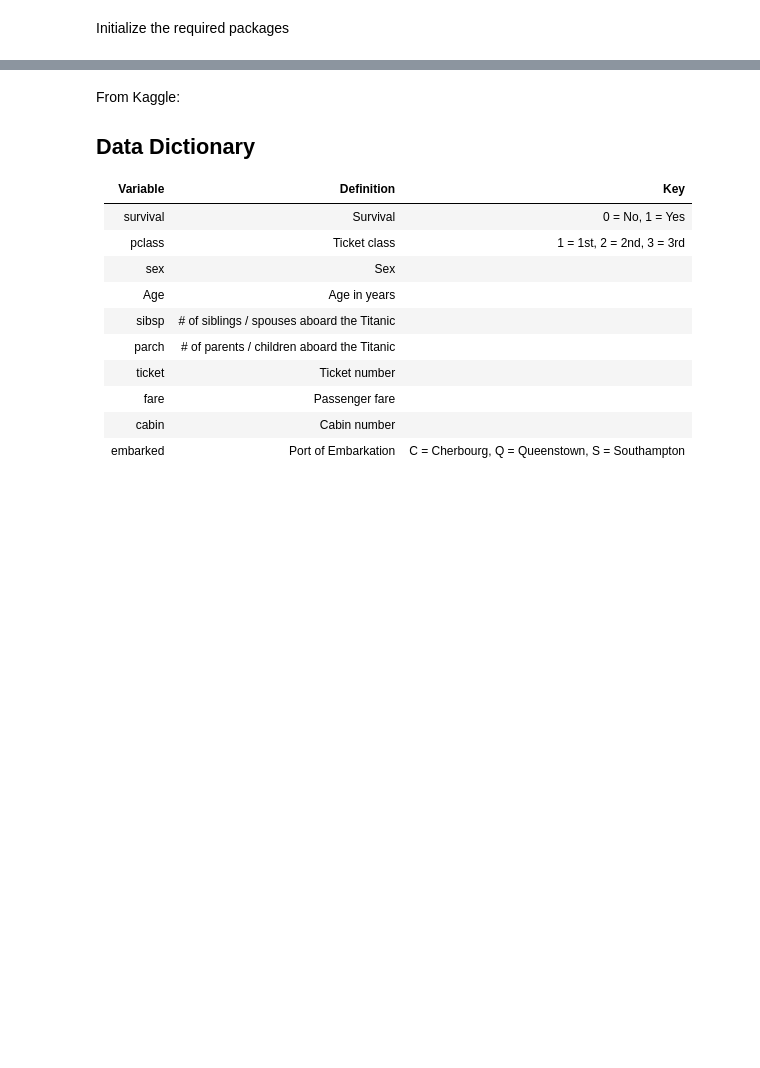
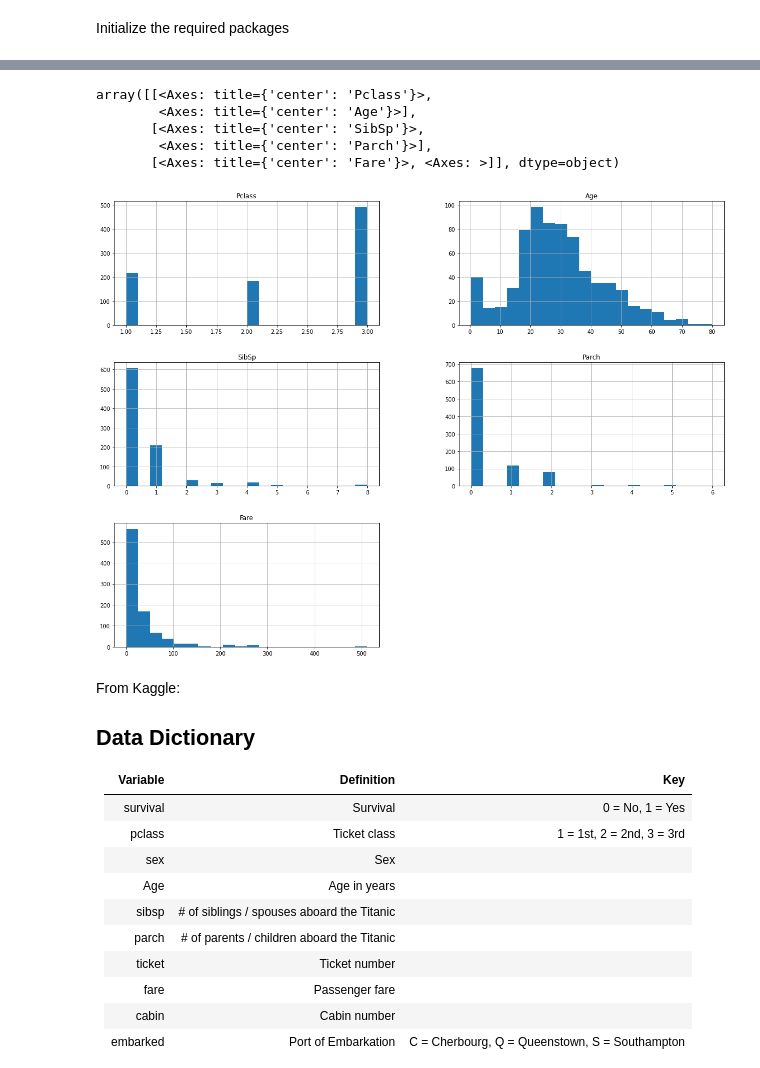
Before and after one commit to xxtofff/App_Physics_157, a Jupyter notebook: Lab Assignments/AP157_lab_assignment_A2 - Titanic Dataset (Deconstructed Ticket).ipynb, the cells around one changed output, grey strips where cells are left out. Cells and saved outputs as stored; diff of their text form; code cells hidden in the pictures; blank space fills up the shorter version.

```diff
--- a/Lab Assignments/AP157_lab_assignment_A2 - Titanic Dataset (Deconstructed Ticket).ipynb
+++ b/Lab Assignments/AP157_lab_assignment_A2 - Titanic Dataset (Deconstructed Ticket).ipynb
@@ -25,6 +25,15 @@ titanic.head()
 | 3 | 1 | 3 | Heikkinen, Miss. Laina | female | 26.0 | 0 | 0 | STON/O2. 3101282 | 7.9250 | NaN | ... |
 | 4 | 1 | 1 | Futrelle, Mrs. Jacques Heath (Lil... | female | 35.0 | 1 | 0 | 113803 | 53.1000 | C123 | ... |
 | 5 | 0 | 3 | Allen, Mr. William Henry | male | 35.0 | 0 | 0 | 373450 | 8.0500 | NaN | ... |
+# %%
+titanic.drop('Survived', axis = 1).hist(bins=20,figsize=(20,15))
+# %% [output]
+array([[<Axes: title={'center': 'Pclass'}>,
+        <Axes: title={'center': 'Age'}>],
+       [<Axes: title={'center': 'SibSp'}>,
+        <Axes: title={'center': 'Parch'}>],
+       [<Axes: title={'center': 'Fare'}>, <Axes: >]], dtype=object)
+[figure, added]
 # %% [markdown]
 From Kaggle:
 
```
Also changed, not shown: parts of 2 cells of this notebook.
